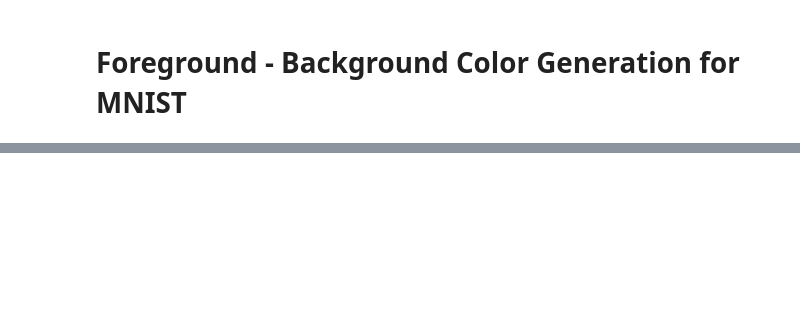
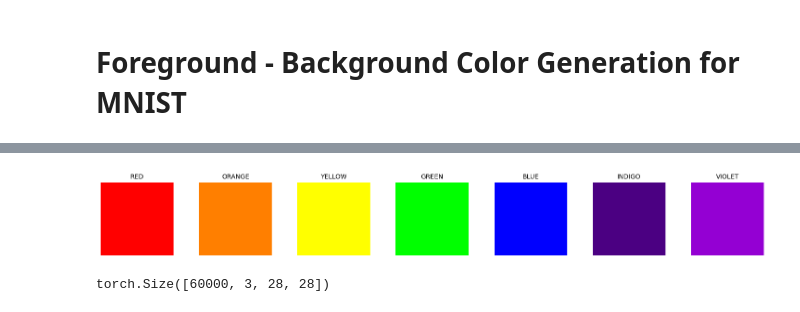
Before and after one commit to JinYeong-Jang/ML, a Jupyter notebook: Background-Colored MNIST.ipynb, the cells around one changed output, grey strips where cells are left out. Saved outputs shown, nothing was run; the diff lists cells and outputs as text; code cells hidden in the pictures; blank space fills up the shorter version.

```diff
--- a/Background-Colored MNIST.ipynb
+++ b/Background-Colored MNIST.ipynb
@@ -365,0 +289,40 @@ plt.show()
+# %%
+#기존팔레트
+import matplotlib.pyplot as plt
+from PIL import Image
+
+# 기존 팔레트 정의
+RAINBOW_COLORS = [
+    (255, 0, 0),    # 빨강
+    (255, 127, 0),  # 주황
+    (255, 255, 0),  # 노랑
+    (0, 255, 0),    # 초록
+    (0, 0, 255),    # 파랑
+    (75, 0, 130),   # 남색 (인디고)
+    (148, 0, 211)   # 보라
+]
+
+RAINBOW_NAMES = [
+    'RED', 'ORANGE', 'YELLOW', 'GREEN', 'BLUE', 'INDIGO', 'VIOLET'
+]
+
+# 1x7 그리드로 색상 표시
+fig, axes = plt.subplots(1, 7, figsize=(15, 2))
+
+for col in range(7):  # 0부터 6까지 반복
+    fg_color = RAINBOW_COLORS[col]  # 팔레트에서 해당 색상 선택
+    fg_label = RAINBOW_NAMES[col]  # 색상 이름
+
+    # 빈 이미지를 만들어 색칠
+    blank_image = Image.new("RGB", (28, 28), color=fg_color)
+
+    axes[col].imshow(blank_image)
+    axes[col].axis('off')  # 축을 비활성화합니다.
+
+    # 타이틀에 색상 이름을 추가합니다.
+    axes[col].set_title(f'{fg_label}', fontsize=10)
+
+plt.tight_layout()
+plt.show()
+# %% [output]
+[figure, added]
@@ -365,0 +354,4 @@ plt.show()
+# %%
+print(x.shape)
+# %% [output]
+torch.Size([60000, 3, 28, 28])
```
Also changed, not shown: parts of 9 cells of this notebook.
